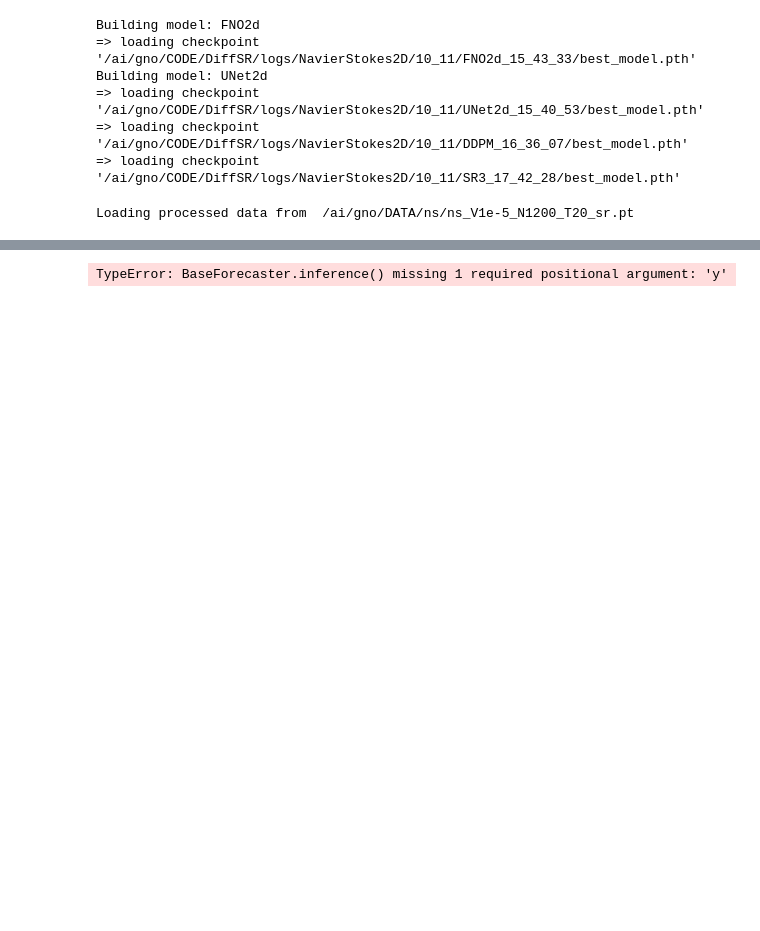
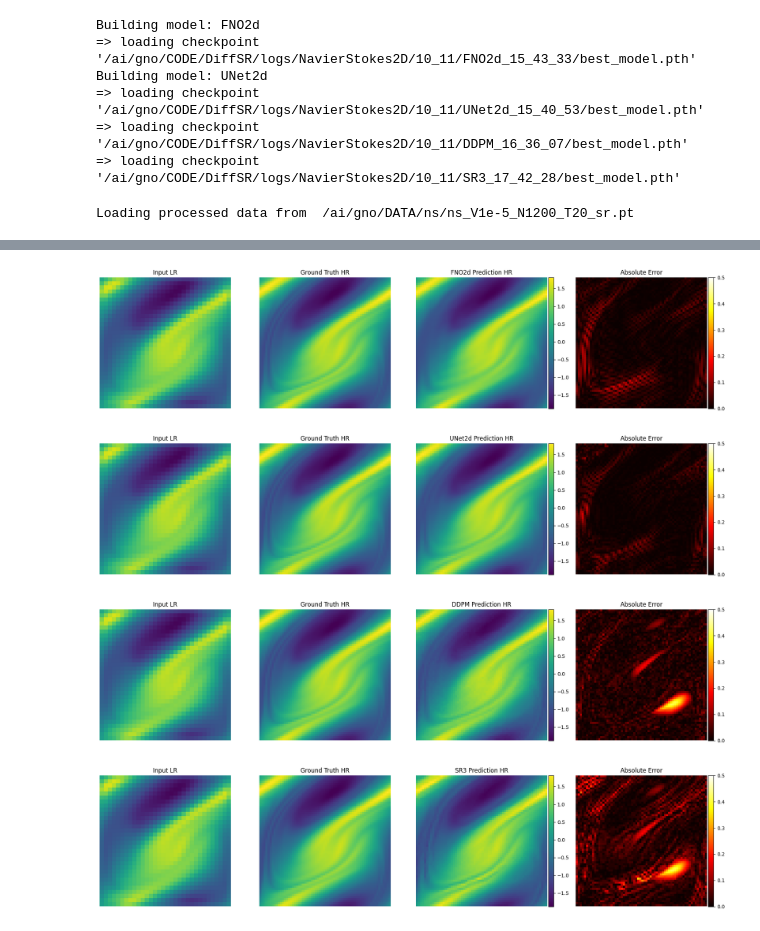
Before and after one commit to lizhihao2022/DiffSR, a Jupyter notebook: notebook/vis_ns.ipynb, the cells around one changed output, grey strips where cells are left out. Cells and saved outputs as stored; diff of their text form; code cells hidden in the pictures; blank space fills up the shorter version.

```diff
--- a/notebook/vis_ns.ipynb
+++ b/notebook/vis_ns.ipynb
@@ -49,11 +54,14 @@ sr3_metrics = sr3.forecast(loader, normalizer)
 # %%
 idx = 10
 raw_x = loader.dataset[idx][0].unsqueeze(0)
 raw_y = loader.dataset[idx][1].unsqueeze(0)
 
-fno.vis(raw_x, raw_y, normalizer)
-unet.vis(raw_x, raw_y, normalizer)
-ddpm.vis(raw_x, raw_y, normalizer)
-sr3.vis(raw_x, raw_y, normalizer)
+fno.vis_ns(raw_x, raw_y, normalizer, max_error=0.5)
+unet.vis_ns(raw_x, raw_y, normalizer, max_error=0.5)
+ddpm.vis_ns(raw_x, raw_y, normalizer, max_error=0.5)
+sr3.vis_ns(raw_x, raw_y, normalizer, max_error=0.5)
 # %% [output]
-TypeError: BaseForecaster.inference() missing 1 required positional argument: 'y'
+[figure, added]
+[figure, added]
+[figure, added]
+[figure, added]
```
Also changed, not shown: parts of 1 cell of this notebook, 2 other files.
